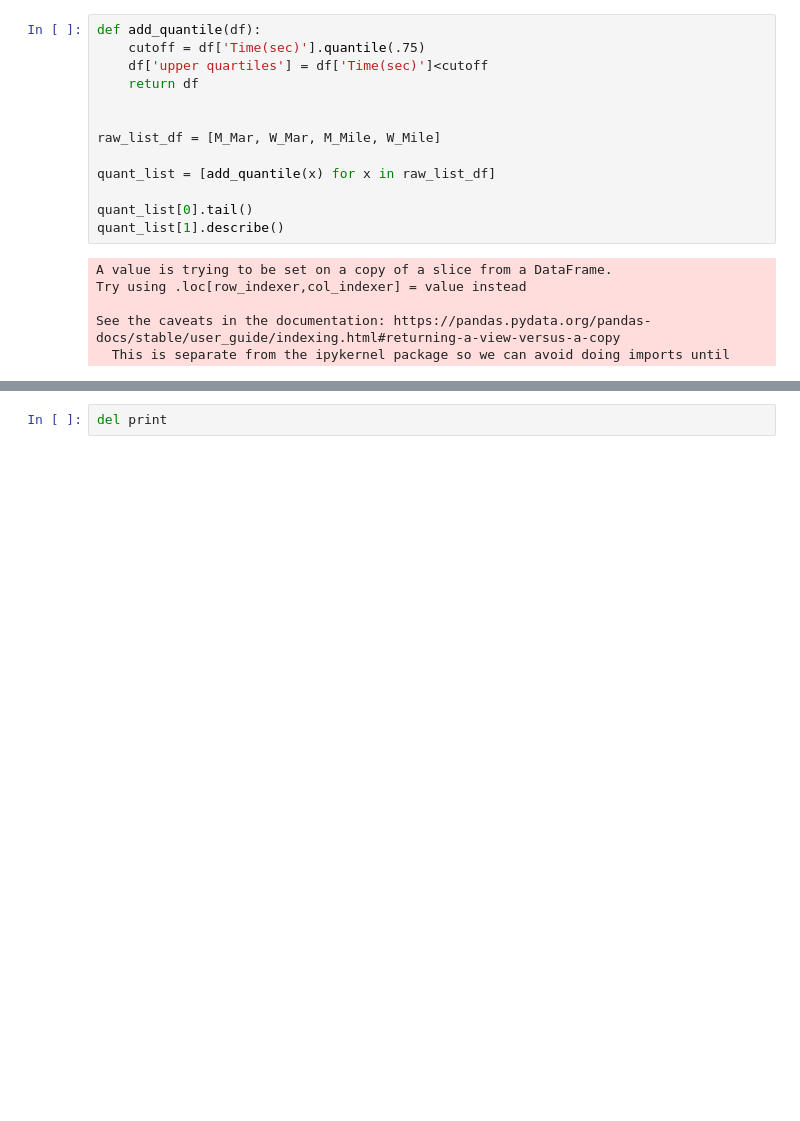
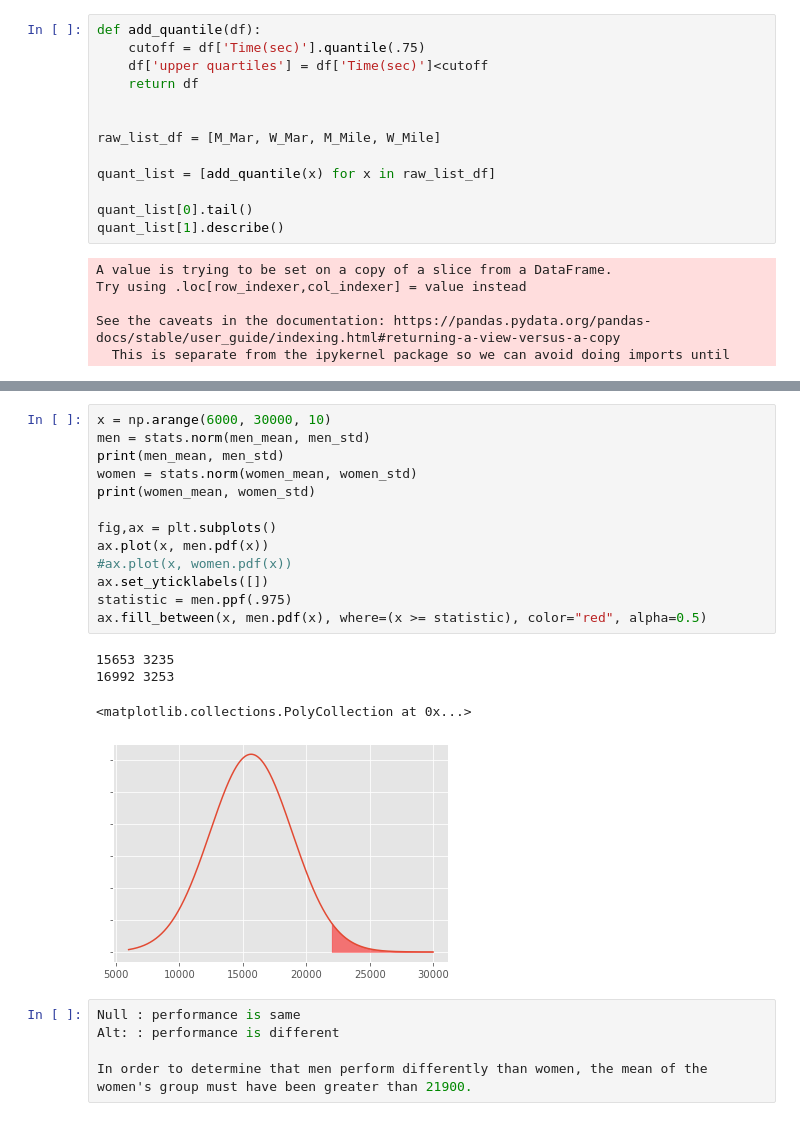
Before and after one commit to annewbarry/running_rivalries, a Jupyter notebook: Real_data_stats.ipynb, the cells around one changed output, grey strips where cells are left out. Drawn from its saved outputs; the diff is of its cells as text; blank space fills up the shorter version.

```diff
--- a/Real_data_stats.ipynb
+++ b/Real_data_stats.ipynb
@@ -158,2 +151,23 @@ mean
-# %%
-del print
+# %%
+x = np.arange(6000, 30000, 10)
+men = stats.norm(men_mean, men_std)
+print(men_mean, men_std)
+women = stats.norm(women_mean, women_std)
+print(women_mean, women_std)
+
+fig,ax = plt.subplots()
+ax.plot(x, men.pdf(x))
+#ax.plot(x, women.pdf(x))
+ax.set_yticklabels([])
+statistic = men.ppf(.975)
+ax.fill_between(x, men.pdf(x), where=(x >= statistic), color="red", alpha=0.5)
+# %% [output]
+15653 3235
+16992 3253
+<matplotlib.collections.PolyCollection at 0x...>
+[figure, added]
+# %%
+Null : performance is same
+Alt: : performance is different
+
+In order to determine that men perform differently than women, the mean of the women's group must have been greater than 21900.
```
Also changed, not shown: parts of 5 cells of this notebook.
